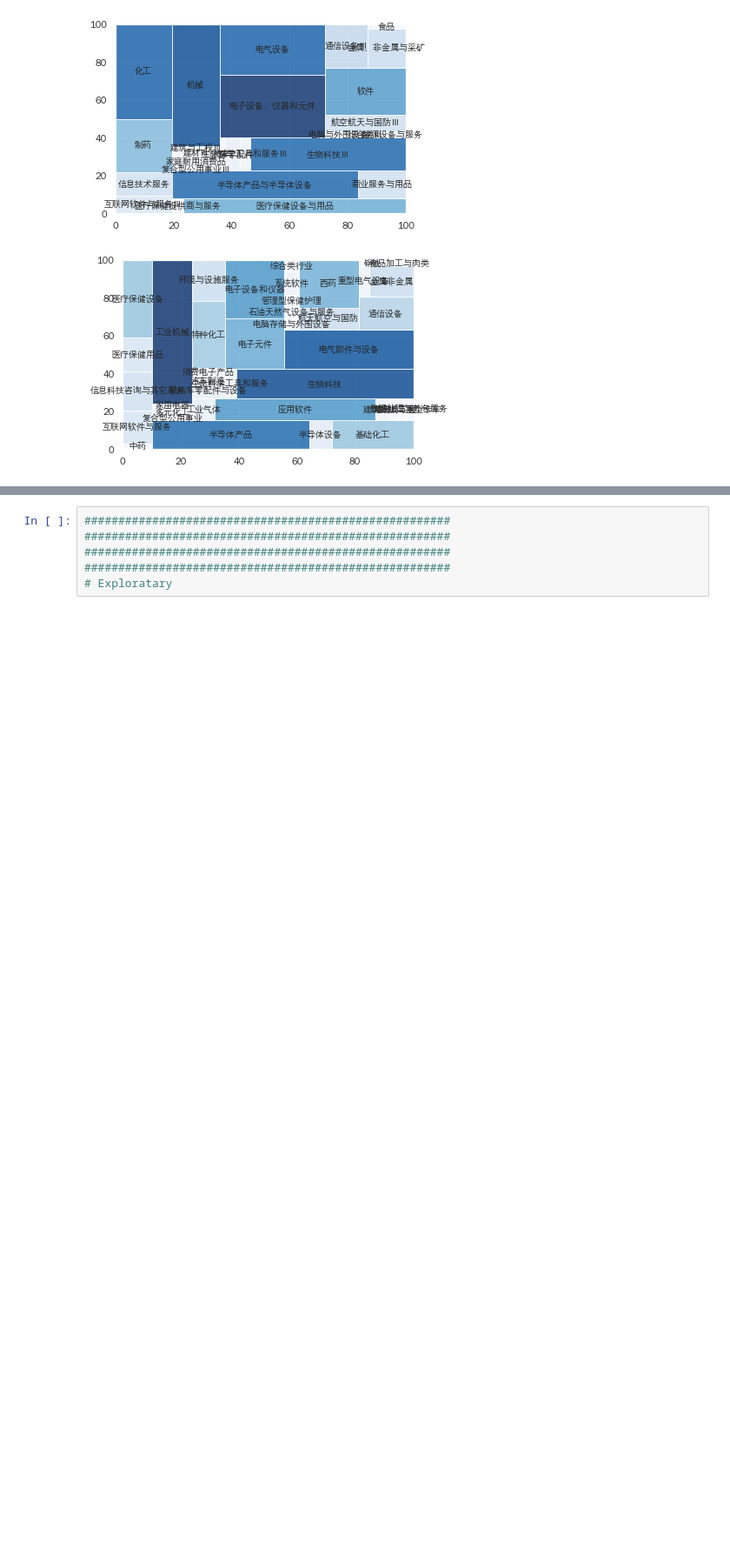
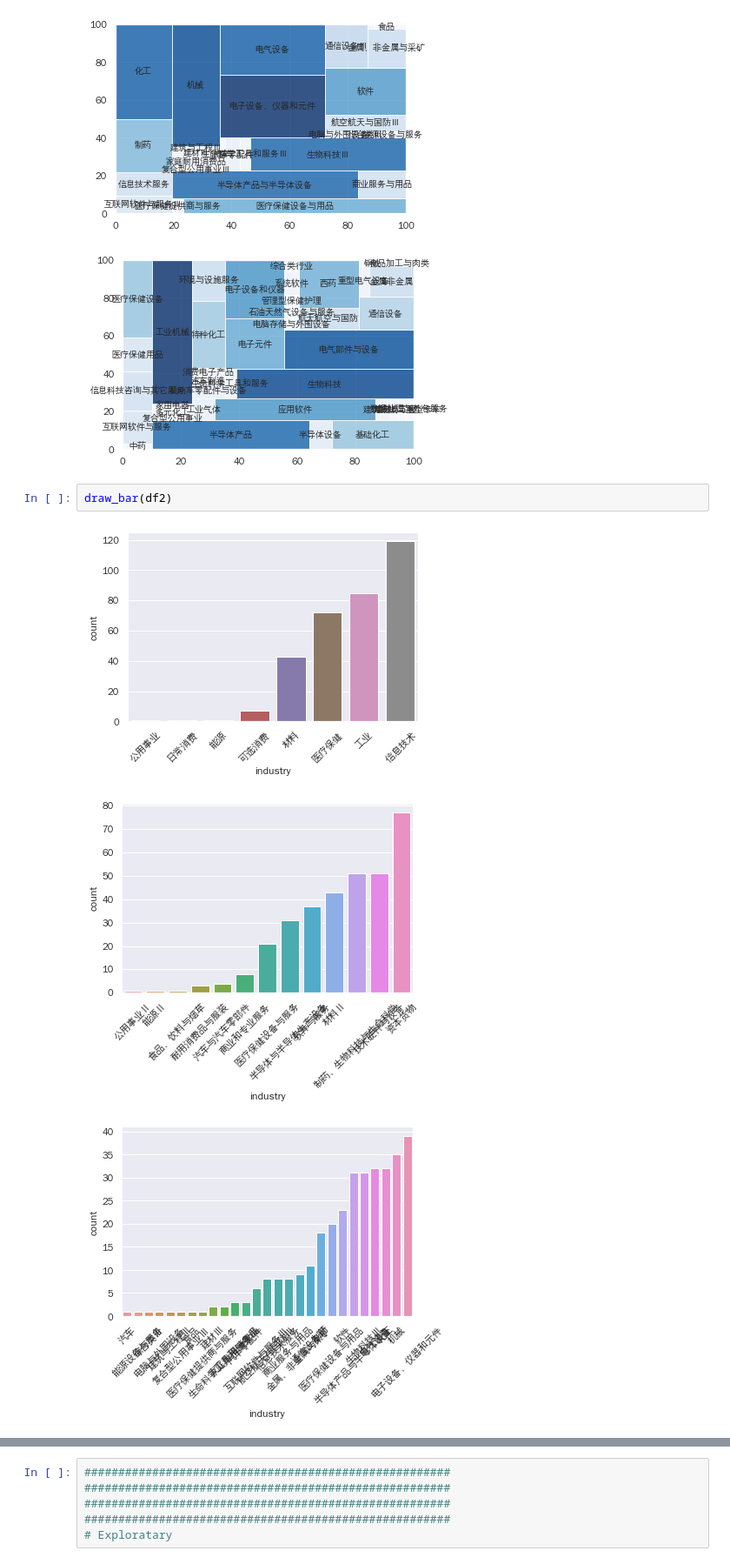
Before and after one commit to Ahacad/urban-barnacle, a Jupyter notebook: 1.ipynb, the cells around one changed output, grey strips where cells are left out. Shown at 87% size. Cells and saved outputs as stored; diff of their text form; blank space fills up the shorter version.

```diff
--- a/1.ipynb
+++ b/1.ipynb
@@ -245,3 +261,9 @@ plt.show()
 [figure]
 [figure]
 [figure]
+# %%
+draw_bar(df2)
+# %% [output]
+[figure, added]
+[figure, added]
+[figure, added]
```
Also changed, not shown: parts of 11 cells of this notebook.
